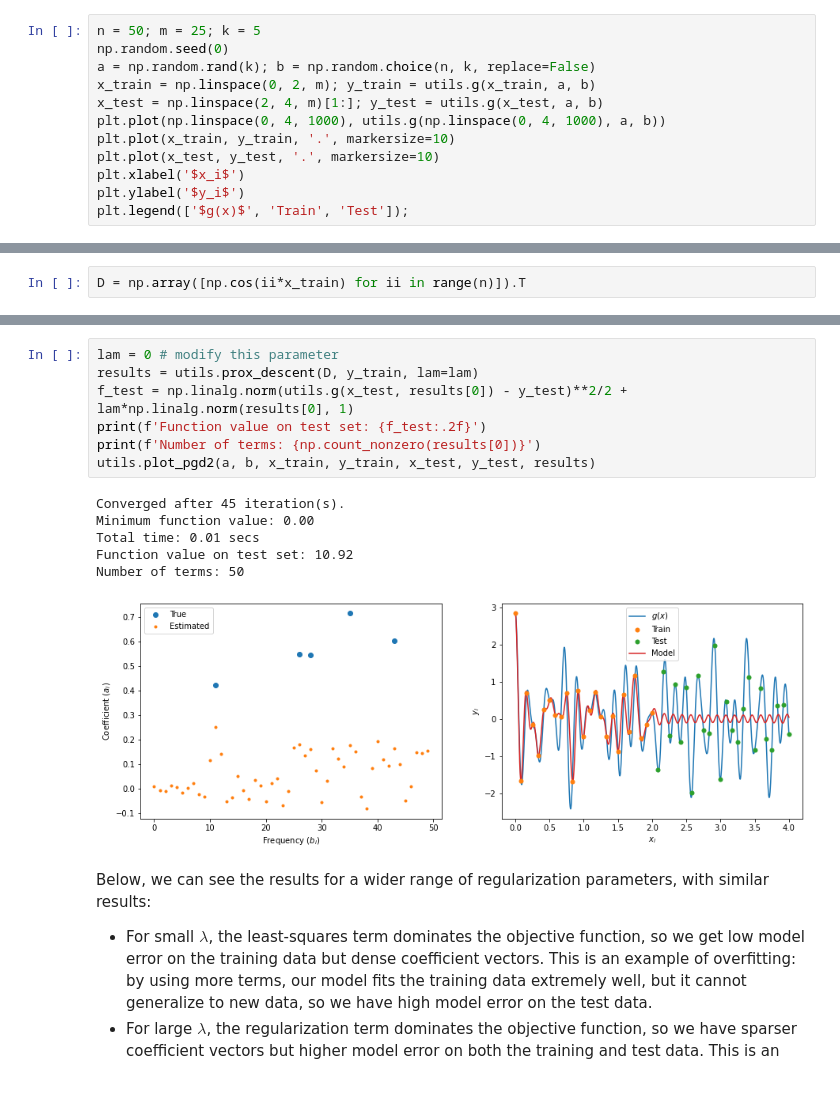
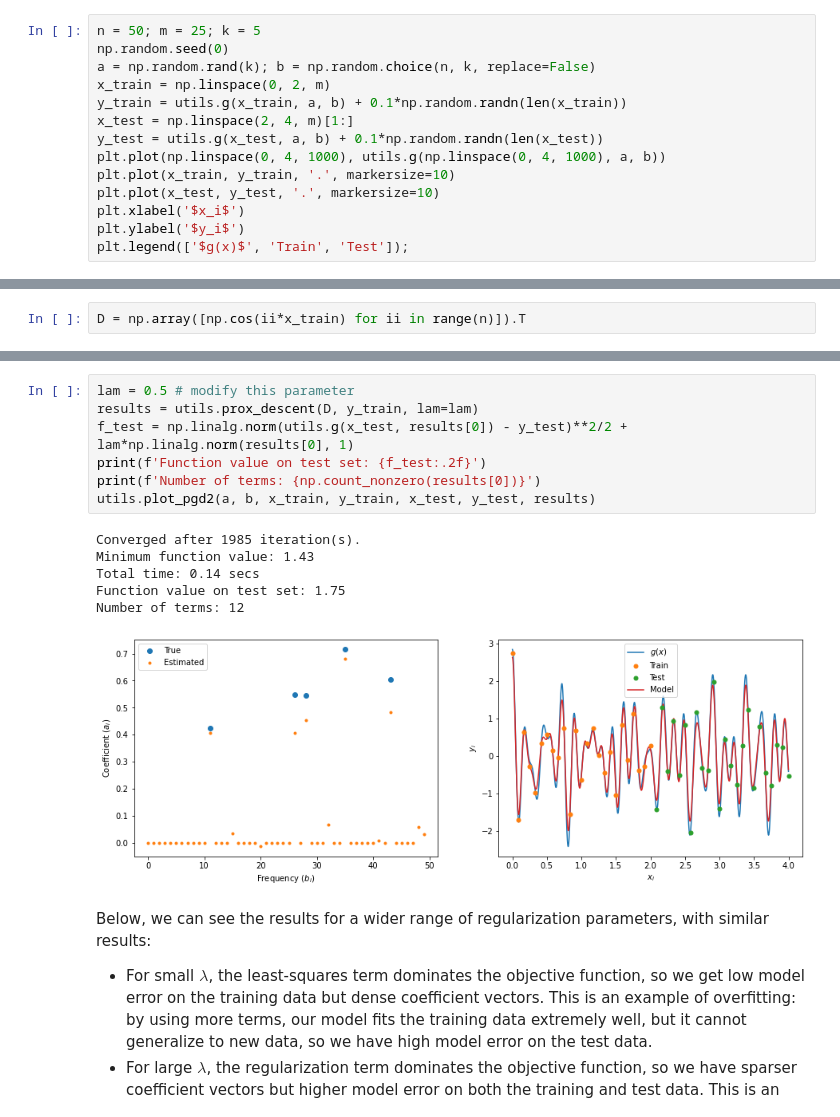
Before and after one commit to UW-AMO/neurohackademy, a Jupyter notebook: notebooks/Part2-LinearRegression.ipynb, the cells around one changed output, grey strips where cells are left out. Saved outputs shown, nothing was run; the diff lists cells and outputs as text; blank space fills up the shorter version.

```diff
--- a/notebooks/Part2-LinearRegression.ipynb
+++ b/notebooks/Part2-LinearRegression.ipynb
@@ -197,8 +197,10 @@ This will give us an idea of not only how well our model fits the given data, bu
 n = 50; m = 25; k = 5
 np.random.seed(0)
 a = np.random.rand(k); b = np.random.choice(n, k, replace=False)
-x_train = np.linspace(0, 2, m); y_train = utils.g(x_train, a, b)
-x_test = np.linspace(2, 4, m)[1:]; y_test = utils.g(x_test, a, b)
+x_train = np.linspace(0, 2, m)
+y_train = utils.g(x_train, a, b) + 0.1*np.random.randn(len(x_train))
+x_test = np.linspace(2, 4, m)[1:]
+y_test = utils.g(x_test, a, b) + 0.1*np.random.randn(len(x_test))
 plt.plot(np.linspace(0, 4, 1000), utils.g(np.linspace(0, 4, 1000), a, b))
 plt.plot(x_train, y_train, '.', markersize=10)
 plt.plot(x_test, y_test, '.', markersize=10)
@@ -241,19 +243,19 @@ $\lambda$ | $f(x_{train})$ | $f(x_{test})$ | # terms
 * From the plot, which value of $\lambda$ did the best job at approximating the true value of the nonzero elements in the solution?
 * From the plot, which value of $\lambda$ did the best job at predicting new data?
 # %%
-lam = 0 # modify this parameter
+lam = 0.5 # modify this parameter
 results = utils.prox_descent(D, y_train, lam=lam)
 f_test = np.linalg.norm(utils.g(x_test, results[0]) - y_test)**2/2 + lam*np.linalg.norm(results[0], 1)
 print(f'Function value on test set: {f_test:.2f}')
 print(f'Number of terms: {np.count_nonzero(results[0])}')
 utils.plot_pgd2(a, b, x_train, y_train, x_test, y_test, results)
 # %% [output]
-Converged after 45 iteration(s).
-Minimum function value: 0.00
-Total time: 0.01 secs
-Function value on test set: 10.92
-Number of terms: 50
+Converged after 1985 iteration(s).
+Minimum function value: 1.43
+Total time: 0.14 secs
+Function value on test set: 1.75
+Number of terms: 12
-[figure, old version]
+[figure, new version]
 # %% [markdown]
 Below, we can see the results for a wider range of regularization parameters, with similar results:
 * For small $\lambda$, the least-squares term dominates the objective function, so we get low model error on the training data but dense coefficient vectors. This is an example of overfitting: by using more terms, our model fits the training data extremely well, but it cannot generalize to new data, so we have high model error on the test data.
```
Also changed, not shown: parts of 6 cells of this notebook.
